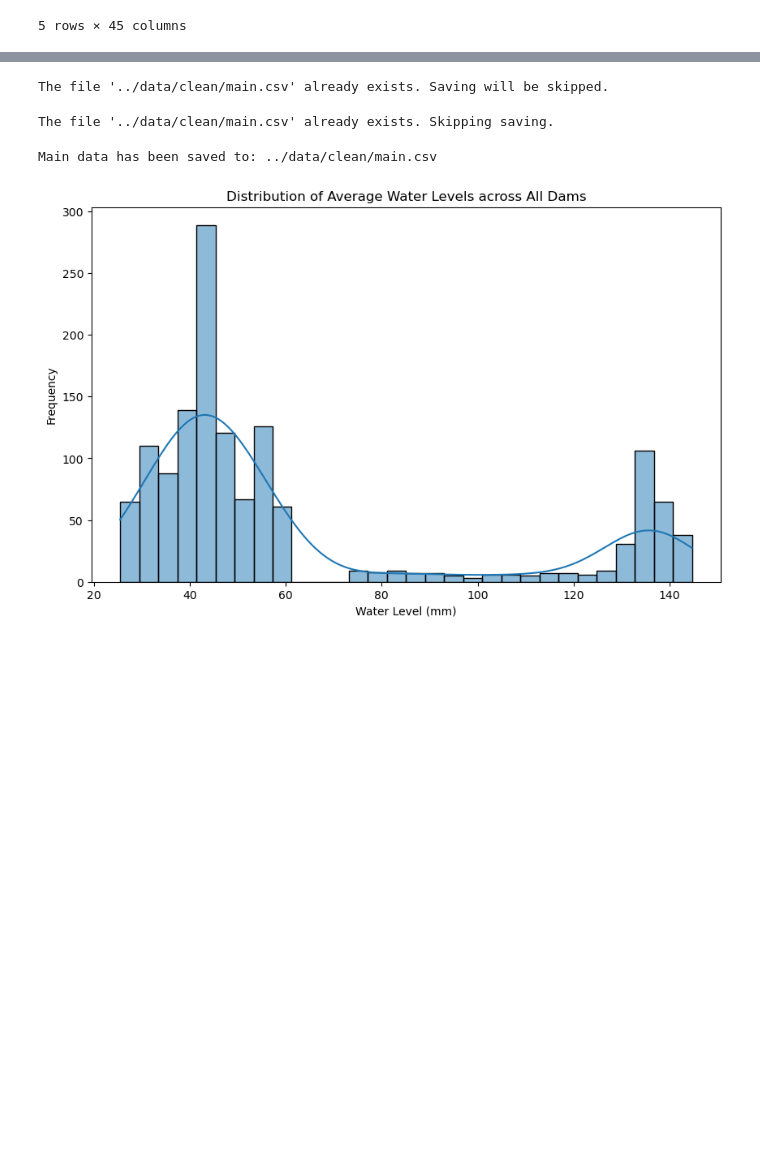
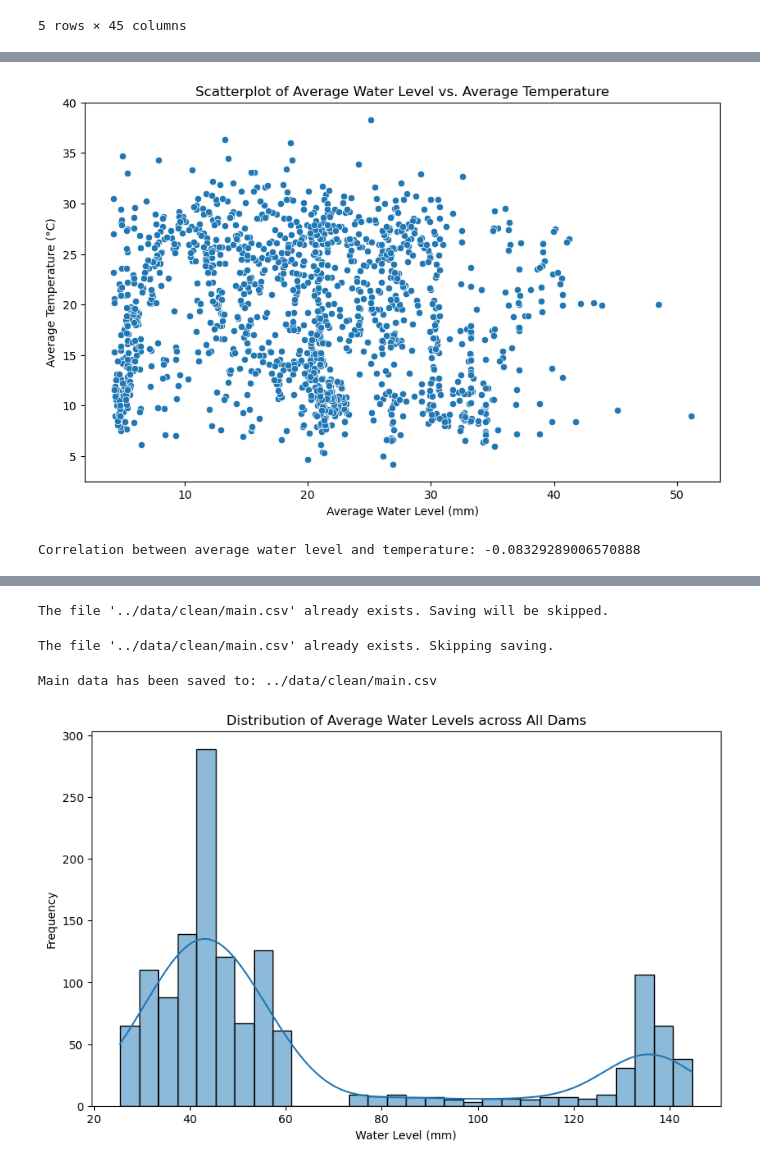
Before and after one commit to Futuroent/Iron_Hack_Water_in_Tunisia, a Jupyter notebook: notebooks/Water_Tunisia_notebook.ipynb, the cells around one changed output, grey strips where cells are left out. Drawn from its saved outputs; the diff is of its cells as text; code cells hidden in the pictures; blank space fills up the shorter version.

```diff
--- a/notebooks/Water_Tunisia_notebook.ipynb
+++ b/notebooks/Water_Tunisia_notebook.ipynb
@@ -357,0 +357,27 @@ clean_data_path = '../data/clean'  # Passe diesen Pfad nach Bedarf an
+# %%
+import pandas as pd
+
+# Load the cleaned weather and rain datasets
+weather_data = pd.read_csv('../data/clean/weather_cleaned.csv')
+rain_data = pd.read_csv('../data/clean/tunis_dams_rain_cleaned.csv')
+
+# Check the column names to ensure the date columns are correctly named
+print("Weather Data Columns:", weather_data.columns)
+print("Rain Data Columns:", rain_data.columns)
+
+# If the 'Date' column is named differently, rename it
+# Check the actual name of the date column, e.g., 'date' or 'Datum'
+# In this example, I assume it's named 'date'. Adjust this if needed.
+
+weather_data['date'] = pd.to_datetime(weather_data['date'])  # If the column is named differently, adjust here
+rain_data['date'] = pd.to_datetime(rain_data['date'])        # Same for the rain dataset
+
+# Display the first few rows to verify the data
+print(weather_data.head())
+print(rain_data.head())
+
+# Now we should be able to merge the datasets based on the date column
+merged_data = pd.merge(rain_data, weather_data, on='date', how='left')
+
+# Show the first few rows of the merged dataset
+print(merged_data.head())
@@ -357,0 +405,21 @@ clean_data_path = '../data/clean'  # Passe diesen Pfad nach Bedarf an
+# %%
+import matplotlib.pyplot as plt
+import seaborn as sns
+
+# Assigning the merged dataset to df_main (if merged_data is already created)
+df_main = merged_data  # Make sure merged_data exists and has the correct columns
+
+# Bivariate Analysis: Scatterplot between average water level and average temperature (tavg)
+plt.figure(figsize=(10, 6))
+sns.scatterplot(x='MELLEGUE', y='tavg', data=df_main)  # Adjust column names if necessary
+plt.title('Scatterplot of Average Water Level vs. Average Temperature')
+plt.xlabel('Average Water Level (mm)')
+plt.ylabel('Average Temperature (°C)')
+plt.show()
+
+# Calculate correlation between average water level and temperature
+correlation = df_main['MELLEGUE'].corr(df_main['tavg'])  # Adjust column names if necessary
+print(f'Correlation between average water level and temperature: {correlation}')
+# %% [output]
+[figure, added]
+Correlation between average water level and temperature: -0.08329289006570888
```
Also changed, not shown: parts of 88 cells of this notebook, 1 other file.
